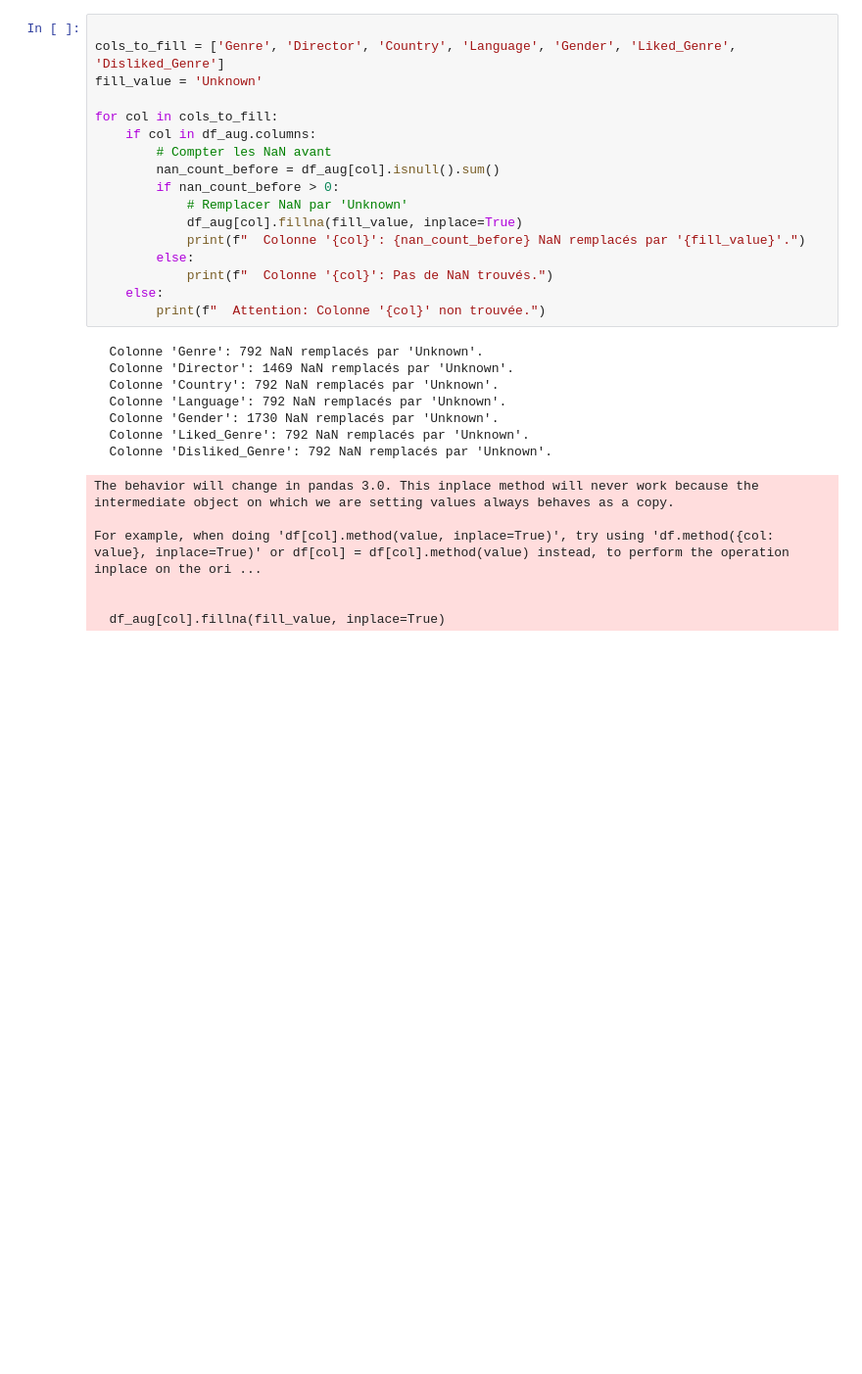
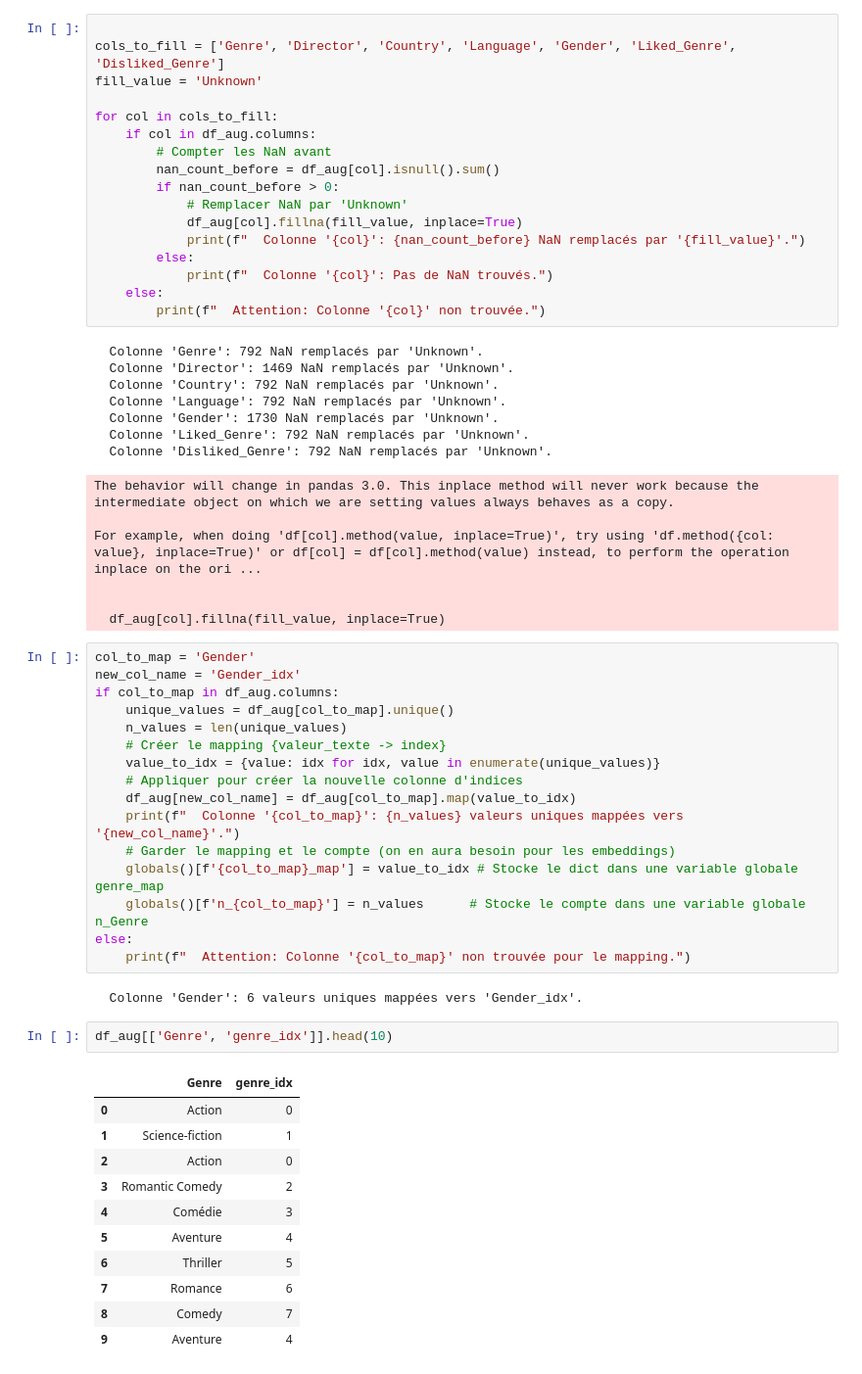
Before and after one commit to DST-NDIAYE/LLMRec-Project, a Jupyter notebook: main.ipynb, the cells around one changed output. Shown at 98% size. Cells and saved outputs as stored; diff of their text form; blank space fills up the shorter version.

```diff
--- a/main.ipynb
+++ b/main.ipynb
@@ -622,3 +622,35 @@ For example, when doing 'df[col].method(value, inplace=True)', try using 'df.met
 
 
   df_aug[col].fillna(fill_value, inplace=True)
+# %%
+col_to_map = 'Gender'
+new_col_name = 'Gender_idx'
+if col_to_map in df_aug.columns:
+    unique_values = df_aug[col_to_map].unique()
+    n_values = len(unique_values)
+    # Créer le mapping {valeur_texte -> index}
+    value_to_idx = {value: idx for idx, value in enumerate(unique_values)}
+    # Appliquer pour créer la nouvelle colonne d'indices
+    df_aug[new_col_name] = df_aug[col_to_map].map(value_to_idx)
+    print(f"  Colonne '{col_to_map}': {n_values} valeurs uniques mappées vers '{new_col_name}'.")
+    # Garder le mapping et le compte (on en aura besoin pour les embeddings)
+    globals()[f'{col_to_map}_map'] = value_to_idx # Stocke le dict dans une variable globale genre_map
+    globals()[f'n_{col_to_map}'] = n_values      # Stocke le compte dans une variable globale n_Genre
+else:
+    print(f"  Attention: Colonne '{col_to_map}' non trouvée pour le mapping.")
+# %% [output]
+  Colonne 'Gender': 6 valeurs uniques mappées vers 'Gender_idx'.
+# %%
+df_aug[['Genre', 'genre_idx']].head(10)
+# %% [output]
+|  | Genre | genre_idx |
+| 0 | Action | 0 |
+| 1 | Science-fiction | 1 |
+| 2 | Action | 0 |
+| 3 | Romantic Comedy | 2 |
+| 4 | Comédie | 3 |
+| 5 | Aventure | 4 |
+| 6 | Thriller | 5 |
+| 7 | Romance | 6 |
+| 8 | Comedy | 7 |
+| 9 | Aventure | 4 |
```
Also changed, not shown: parts of 6 cells of this notebook.
